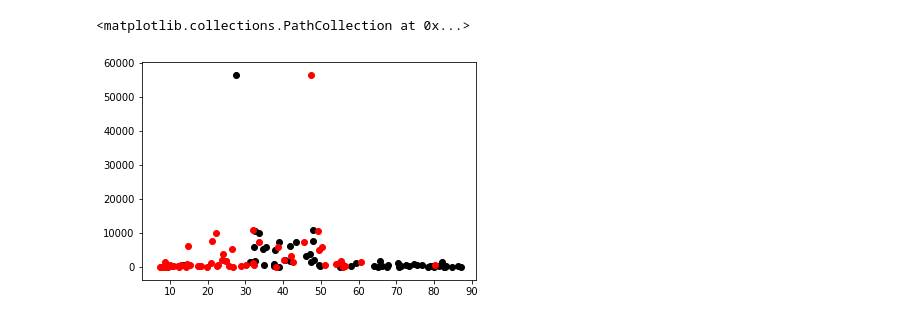
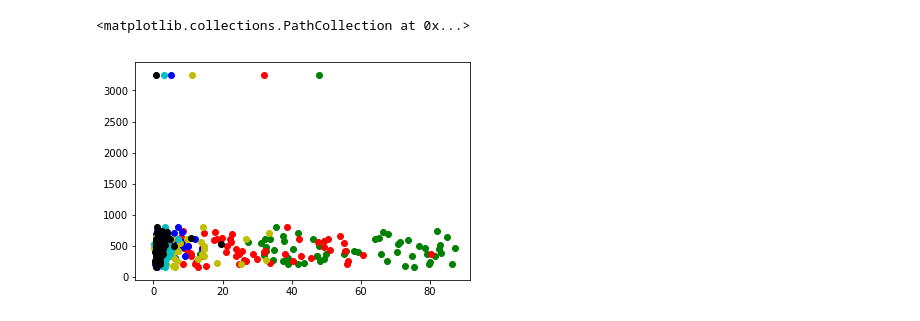
Before and after one commit to YijingLi0726/ECE-143-Group-14, a Jupyter notebook: CrimeRate vs Ethnicity/Crime_Ethnicity.ipynb, the cells around one changed output. Saved outputs shown, nothing was run; the diff lists cells and outputs as text; code cells hidden in the pictures.

Commit message:
Added updated scattered plots

```diff
--- a/CrimeRate vs Ethnicity/Crime_Ethnicity.ipynb
+++ b/CrimeRate vs Ethnicity/Crime_Ethnicity.ipynb
@@ -28,7 +28,11 @@ print df
 # %%
 fig = plt.figure()
-plt.scatter(df.White, df.Violent_Sum, color = 'k')
-plt.scatter(df.Hispanic,df.Violent_Sum,color = 'r' )
+plt.scatter(df.White, df.Violent10k, color = 'g')
+plt.scatter(df.Hispanic,df.Violent10k,color = 'r' )
+plt.scatter(df.Black,df.Violent10k,color = 'b' )
+plt.scatter(df.Asian,df.Violent10k,color = 'y' )
+plt.scatter(df.Mixed,df.Violent10k,color = 'c' )
+plt.scatter(df.Other,df.Violent10k,color = 'k' )
 # %% [output]
 <matplotlib.collections.PathCollection at 0x...>
-[figure, old version]
+[figure, new version]
```
Also changed, not shown: parts of 3 cells of this notebook, 1 other file.
